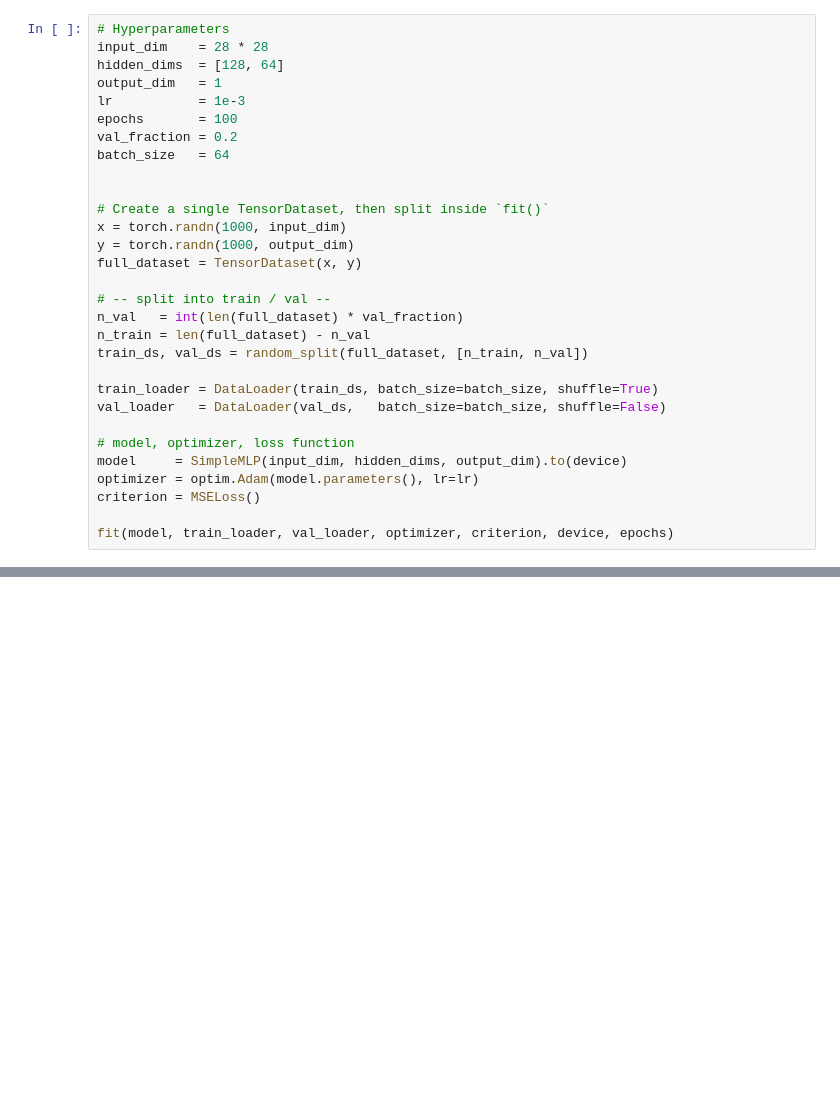
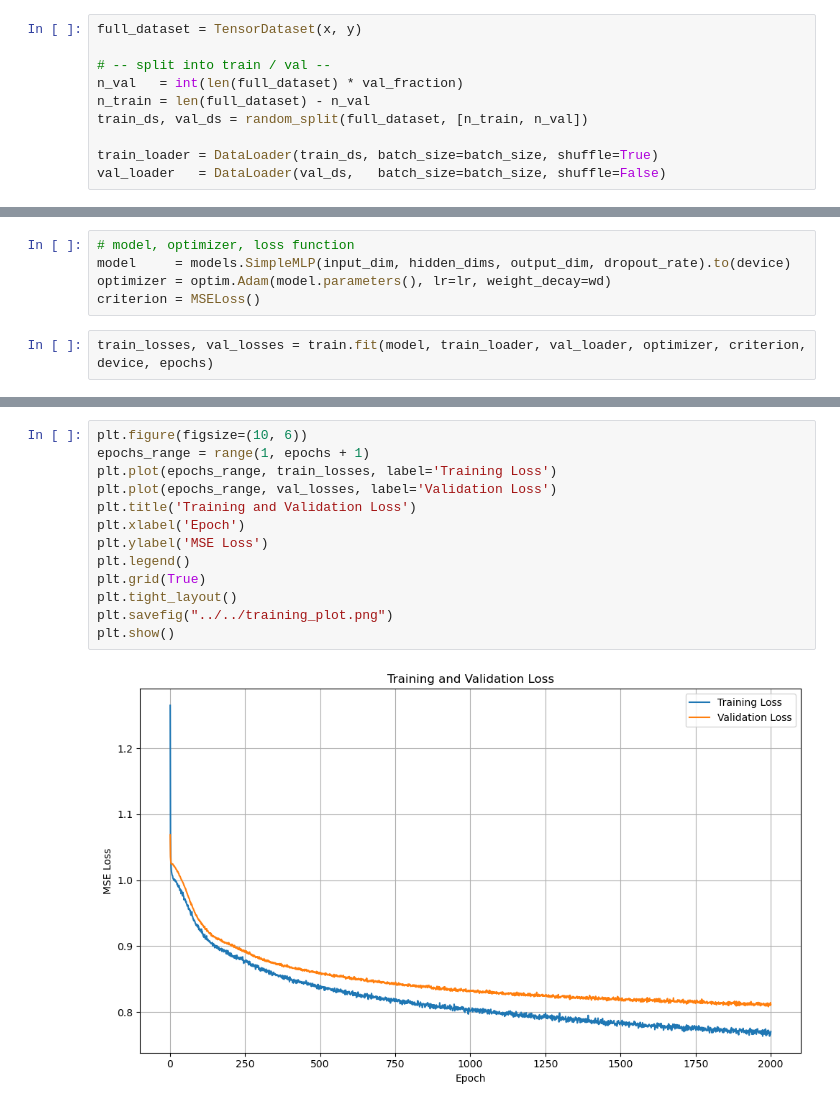
Before and after one commit to nicolas-garc/camelsPE_nicolas, a Jupyter notebook: jupyter_notebook/test.ipynb, the cells around one changed output, grey strips where cells are left out. Saved outputs shown, nothing was run; the diff lists cells and outputs as text; blank space fills up the shorter version.

Commit message:
first version that works with the CAMELS data and predicts multiple parameters

```diff
--- a/jupyter_notebook/test.ipynb
+++ b/jupyter_notebook/test.ipynb
@@ -15,17 +118,4 @@ device = torch.device("cuda" if torch.cuda.is_available() else "cpu")
 # %%
-# Hyperparameters
-input_dim    = 28 * 28
-hidden_dims  = [128, 64]
-output_dim   = 1
-lr           = 1e-3
-epochs       = 100
-val_fraction = 0.2
-batch_size   = 64
-
-
-# Create a single TensorDataset, then split inside `fit()`
-x = torch.randn(1000, input_dim)
-y = torch.randn(1000, output_dim)
 full_dataset = TensorDataset(x, y)
 
 # -- split into train / val --
@@ -35,10 +125,3 @@ train_ds, val_ds = random_split(full_dataset, [n_train, n_val])
 
 train_loader = DataLoader(train_ds, batch_size=batch_size, shuffle=True)
 val_loader   = DataLoader(val_ds,   batch_size=batch_size, shuffle=False)
-
-# model, optimizer, loss function
-model     = SimpleMLP(input_dim, hidden_dims, output_dim).to(device)
-optimizer = optim.Adam(model.parameters(), lr=lr)
-criterion = MSELoss()
-
-fit(model, train_loader, val_loader, optimizer, criterion, device, epochs)
@@ -55,0 +133,7 @@ fit(model, train_loader, val_loader, optimizer, criterion, device, epochs)
+# %%
+# model, optimizer, loss function
+model     = models.SimpleMLP(input_dim, hidden_dims, output_dim, dropout_rate).to(device)
+optimizer = optim.Adam(model.parameters(), lr=lr, weight_decay=wd)
+criterion = MSELoss()
+# %%
+train_losses, val_losses = train.fit(model, train_loader, val_loader, optimizer, criterion, device, epochs)
@@ -55,0 +158,15 @@ fit(model, train_loader, val_loader, optimizer, criterion, device, epochs)
+# %%
+plt.figure(figsize=(10, 6))
+epochs_range = range(1, epochs + 1)
+plt.plot(epochs_range, train_losses, label='Training Loss')
+plt.plot(epochs_range, val_losses, label='Validation Loss')
+plt.title('Training and Validation Loss')
+plt.xlabel('Epoch')
+plt.ylabel('MSE Loss')
+plt.legend()
+plt.grid(True)
+plt.tight_layout()
+plt.savefig("../../training_plot.png")
+plt.show()
+# %% [output]
+[figure, added]
```
Also changed, not shown: parts of 11 cells of this notebook, 2 other files.
